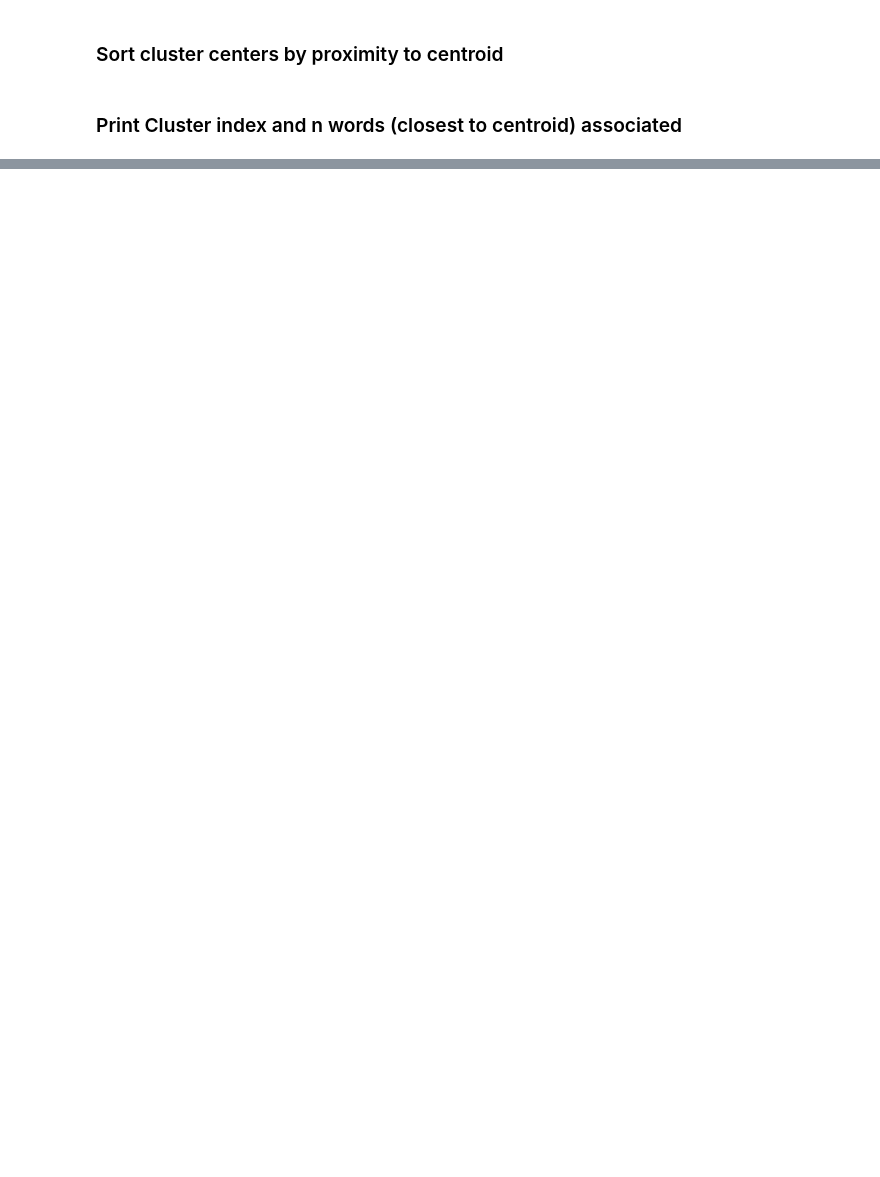
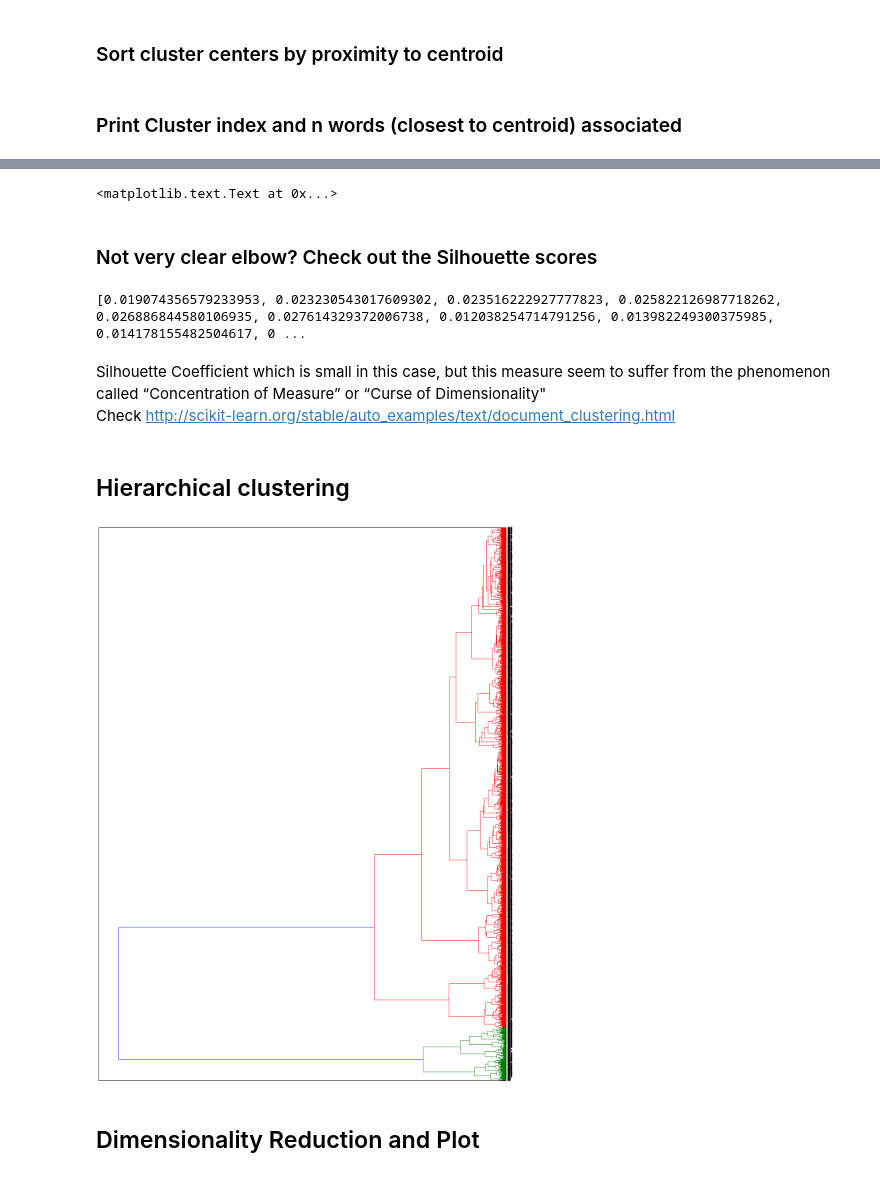
Before and after one commit to vitalv/doc-clustering-topic-modeling, a Jupyter notebook: doc-clustering-topic-modeling.ipynb, the cells around one changed output, grey strips where cells are left out. Drawn from its saved outputs; the diff is of its cells as text; code cells hidden in the pictures; blank space fills up the shorter version.

Commit message:
added means-shift to .py, tsne visualization to ipynb and notes here and there

```diff
--- a/doc-clustering-topic-modeling.ipynb
+++ b/doc-clustering-topic-modeling.ipynb
@@ -104,0 +138,71 @@ Cluster 19: marriage,gay,amendment,musgrave,samesex
+# %%
+k_range = range(2,20)
+kms = [KMeans(n_clusters=k, init='k-means++').fit(docword_tfidf) for k in k_range]
+centroids = [X.cluster_centers_ for X in kms]
+labels = [km.labels_ for km in kms]
+#calculate Euclidean distance from each point to cluster center
+k_euclid = [scdist.cdist(docword_tfidf.todense(), c, 'euclidean') for c in centroids]
+dist = [np.min(ke, axis=1) for ke in k_euclid]
+#Total within cluster sum of squares
+wcss = [sum(d**2) for d in dist]
+#average wcss
+avwcss = [(sum(d**2))/len(d) for d in dist]
+#total sum of squares
+tss = sum(scdist.pdist(docword_tfidf.todense())**2)/docword_tfidf.shape[0]
+#between cluster sum of squares:
+bss = tss - wcss
+#plot average wcss vs number of clusters "Elbow plot": look for a point where the rate of decrease in wcss sharply shifts
+plt.plot(k_range, avwcss, '-o')
+plt.ylabel("average wcss")
+plt.xlabel("k")
+# %% [output]
+<matplotlib.text.Text at 0x...>
+# %% [markdown]
+### Not very clear elbow? Check out the Silhouette scores
+# %%
+silhouette_avg_scores = [silhouette_score(docword_tfidf, l) for l in labels]
+print silhouette_avg_scores
+# %% [output]
+[0.019074356579233953, 0.023230543017609302, 0.023516222927777823, 0.025822126987718262, 0.026886844580106935, 0.027614329372006738, 0.012038254714791256, 0.013982249300375985, 0.014178155482504617, 0 ...
+# %% [markdown]
+Silhouette Coefficient which is small in this case, but this measure seem to suffer from the phenomenon called “Concentration of Measure” or “Curse of Dimensionality"
+Check http://scikit-learn.org/stable/auto_examples/text/document_clustering.html
+# %% [markdown]
+## Hierarchical clustering
+# %%
+#Compute distance matrix . Cosine is a good metric
+#Pairwise distances between observations in n-dimensional space.
+#Option 1 is sklearn.metrics.pairwais cosine_similarity
+dist = 1 - cosine_similarity(docword_tfidf)
+
+#Option 2 is scipy.spatial.distance (can't take csr_matrix as input and is slower)
+D = scdist.pdist(docword_tfidf.todense(), metric='cosine')
+D = scdist.squareform(D)
+
+#Then get linkage matrix
+#Option 1 define the linkage_matrix using ward clustering pre-computed distances
+linkage_matrix_ward = sch.ward(dist)
+
+#Option 2
+linkage_matrix_complete = sch.linkage(D, method='complete')#, metric='cosine')
+
+#And then plot the dendrogram
+
+dendro_color_threshold = 0.7 #default: 0.7
+
+fig, ax = plt.subplots(figsize=(15, 20)) # set size
+ax = sch.dendrogram(linkage_matrix_ward, orientation="left",color_threshold=dendro_color_threshold*max(linkage_matrix_ward[:,2]));
+
+plt.tick_params(\
+    axis= 'x',          # changes apply to the x-axis
+    which='both',      # both major and minor ticks are affected
+    bottom='off',      # ticks along the bottom edge are off
+    top='off',         # ticks along the top edge are off
+    labelbottom='off')
+
+plt.tight_layout() #show plot with tight layout
+plt.show()
+# %% [output]
+[figure, added]
+# %% [markdown]
+## Dimensionality Reduction and Plot
```
Also changed, not shown: parts of 14 cells of this notebook, 1 other file.
